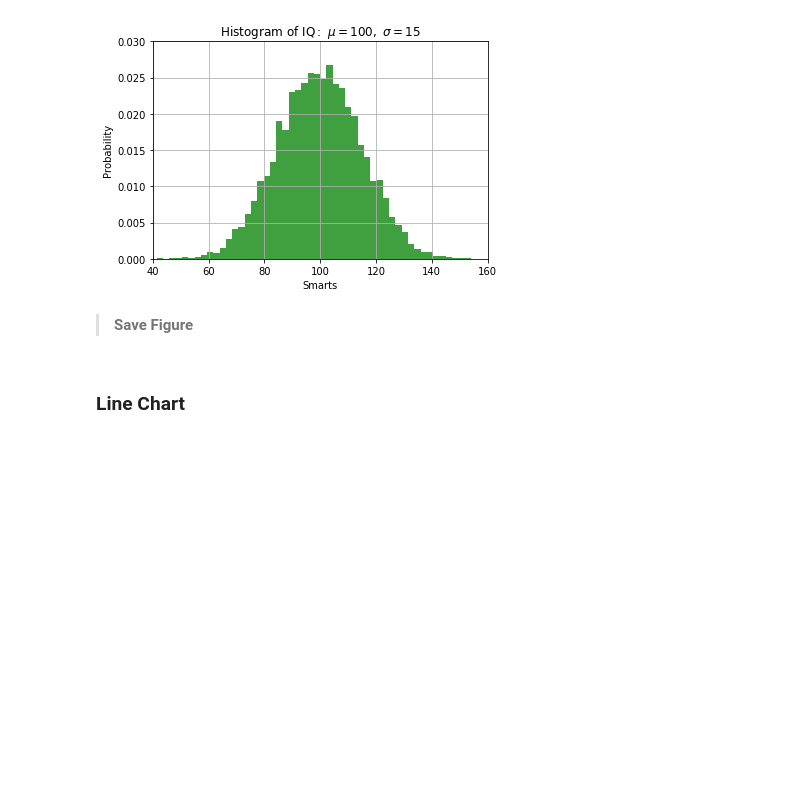
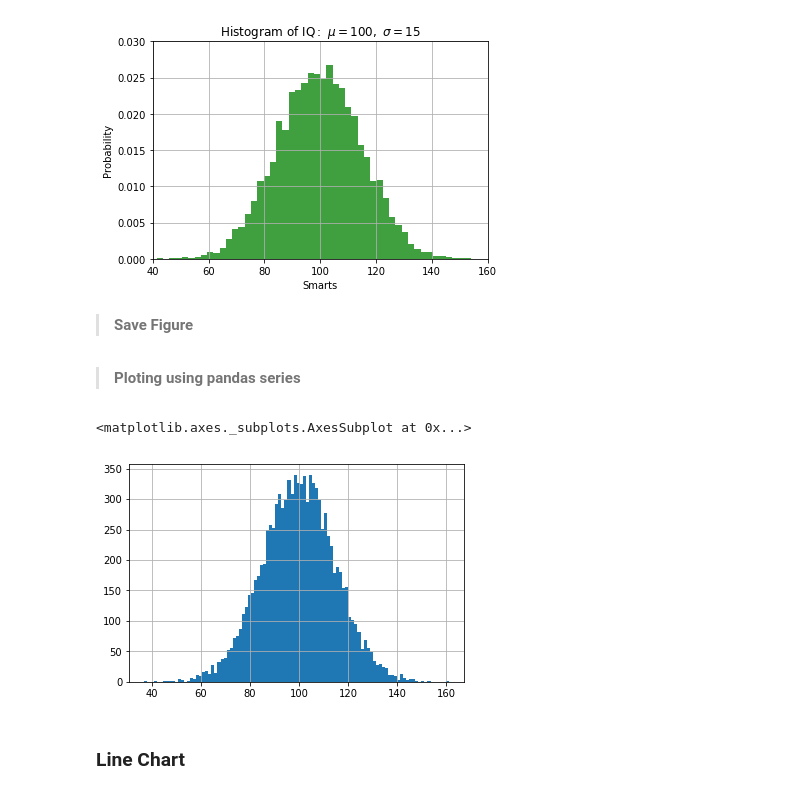
Before and after one commit to johnnychiuchiu/Machine-Learning, a Jupyter notebook: others/python_plots.ipynb, the cells around one changed output. Saved outputs shown, nothing was run; the diff lists cells and outputs as text; code cells hidden in the pictures; blank space fills up the shorter version.

```diff
--- a/others/python_plots.ipynb
+++ b/others/python_plots.ipynb
@@ -42,3 +43,5 @@ plt.show()
 > **Save Figure**
 # %%
 plt.savefig('jchiu_1.png')
+# %% [markdown]
+> **Ploting using pandas series**
@@ -45,3 +50,14 @@ plt.savefig('jchiu_1.png')
+# %%
+# create np.array data
+mu, sigma = 100, 15
+x = mu + sigma*np.random.randn(10000)
+# %%
+mypd = pd.DataFrame({'A':x})
+# %%
+mypd['A'].hist(bins=100)
+# %% [output]
+<matplotlib.axes._subplots.AxesSubplot at 0x...>
+[figure, added]
 # %% [markdown]
 ### <a id='line'>Line Chart</a>
 # %% [markdown]
```
Also changed, not shown: parts of 7 cells of this notebook, 2 other files.
